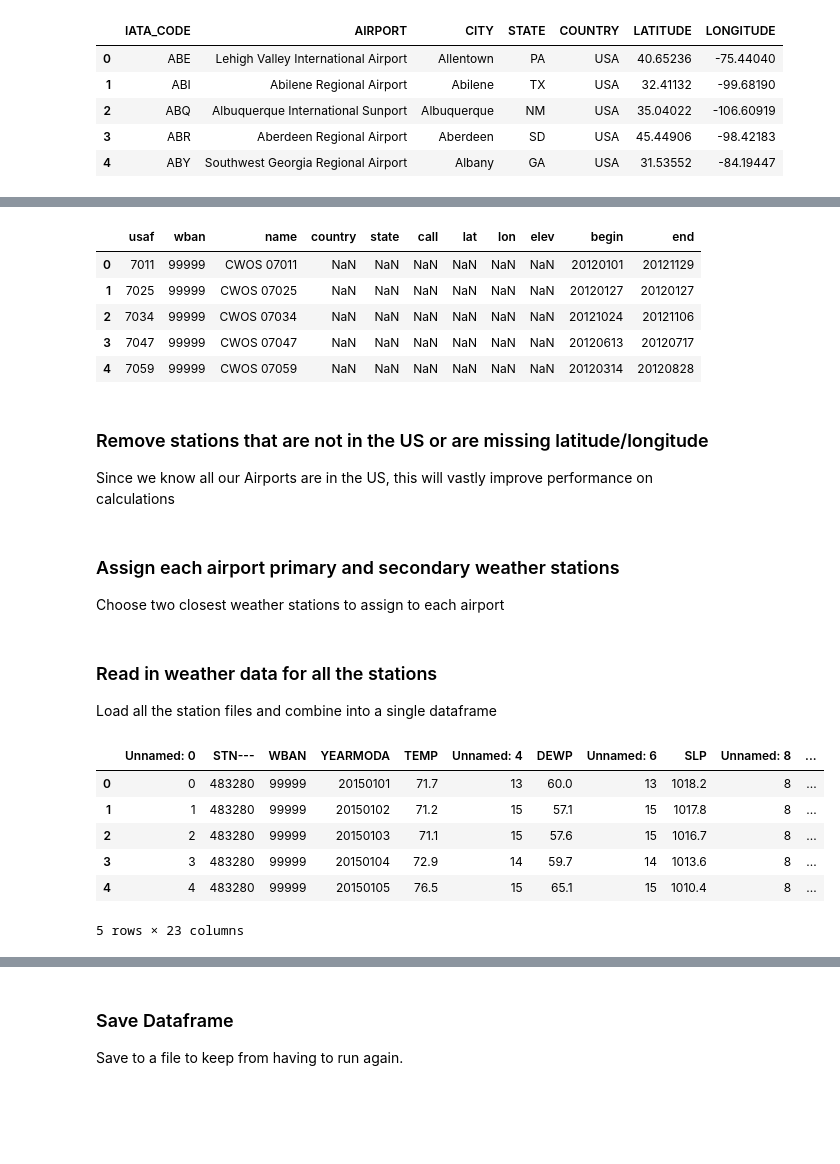
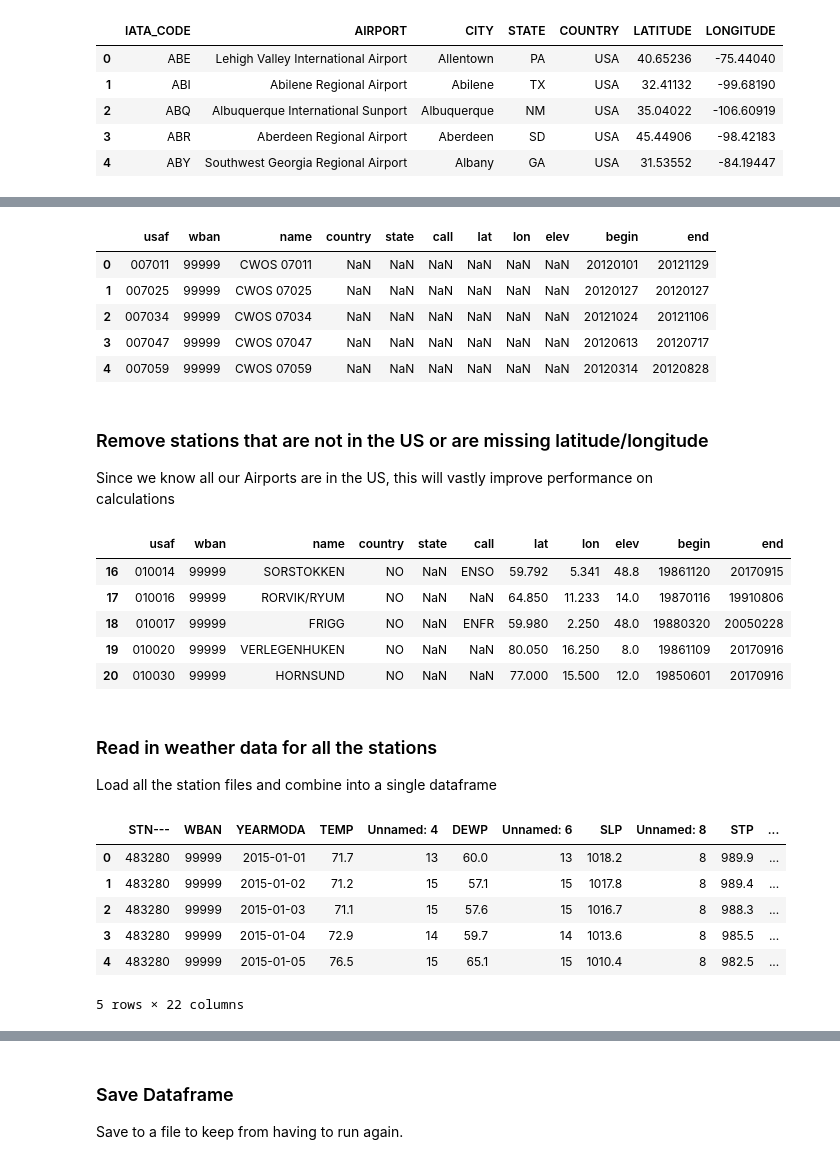
Before and after one commit to UNCG-CSE/Volag, a Jupyter notebook: src/data_munging.ipynb, the cells around one changed output, grey strips where cells are left out. Cells and saved outputs as stored; diff of their text form; code cells hidden in the pictures; blank space fills up the shorter version.

Commit message:
Merged weather data with flight data

```diff
--- a/src/data_munging.ipynb
+++ b/src/data_munging.ipynb
@@ -6,6 +6,8 @@ import pandas as pd # read_csv and such
 from geopy.distance import vincenty # calculate distance between locations
 from io import StringIO # convert strings to buffers or something like that.
 import os # for listing files in directory
+
+pd.options.display.max_columns = 999
 # %% [markdown]
 ### File paths for data sets
 # %%
@@ -59,58 +73,47 @@ flights_df.head()
 # %%
-stations_df = pd.read_csv(stations_path, low_memory=False)
+stations_df = pd.read_csv(stations_path, low_memory=False, dtype={'usaf': 'str', 'wban': 'str'})
 stations_df.head()
 # %% [output]
 |  | usaf | wban | name | country | state | call | lat | lon | elev | begin | end |
-| 0 | 7011 | 99999 | CWOS 07011 | NaN | NaN | NaN | NaN | NaN | NaN | 20120101 | 20121129 |
-| 1 | 7025 | 99999 | CWOS 07025 | NaN | NaN | NaN | NaN | NaN | NaN | 20120127 | 20120127 |
-| 2 | 7034 | 99999 | CWOS 07034 | NaN | NaN | NaN | NaN | NaN | NaN | 20121024 | 20121106 |
-| 3 | 7047 | 99999 | CWOS 07047 | NaN | NaN | NaN | NaN | NaN | NaN | 20120613 | 20120717 |
-| 4 | 7059 | 99999 | CWOS 07059 | NaN | NaN | NaN | NaN | NaN | NaN | 20120314 | 20120828 |
+| 0 | 007011 | 99999 | CWOS 07011 | NaN | NaN | NaN | NaN | NaN | NaN | 20120101 | 20121129 |
+| 1 | 007025 | 99999 | CWOS 07025 | NaN | NaN | NaN | NaN | NaN | NaN | 20120127 | 20120127 |
+| 2 | 007034 | 99999 | CWOS 07034 | NaN | NaN | NaN | NaN | NaN | NaN | 20121024 | 20121106 |
+| 3 | 007047 | 99999 | CWOS 07047 | NaN | NaN | NaN | NaN | NaN | NaN | 20120613 | 20120717 |
+| 4 | 007059 | 99999 | CWOS 07059 | NaN | NaN | NaN | NaN | NaN | NaN | 20120314 | 20120828 |
 # %% [markdown]
 ### Remove stations that are not in the US or are missing latitude/longitude
 Since we know all our Airports are in the US, this will vastly improve performance on calculations
 # %%
 stations_df = stations_df[np.isfinite(stations_df['lat'])]
 stations_df = stations_df[np.isfinite(stations_df['lon'])]
-stations_df = stations_df[stations_df['country'] == 'US']
+#stations_df = stations_df[stations_df['country'] == 'US']
 stations_df.head()
+# %% [output]
+|  | usaf | wban | name | country | state | call | lat | lon | elev | begin | end |
+| 16 | 010014 | 99999 | SORSTOKKEN | NO | NaN | ENSO | 59.792 | 5.341 | 48.8 | 19861120 | 20170915 |
+| 17 | 010016 | 99999 | RORVIK/RYUM | NO | NaN | NaN | 64.850 | 11.233 | 14.0 | 19870116 | 19910806 |
+| 18 | 010017 | 99999 | FRIGG | NO | NaN | ENFR | 59.980 | 2.250 | 48.0 | 19880320 | 20050228 |
+| 19 | 010020 | 99999 | VERLEGENHUKEN | NO | NaN | NaN | 80.050 | 16.250 | 8.0 | 19861109 | 20170916 |
+| 20 | 010030 | 99999 | HORNSUND | NO | NaN | NaN | 77.000 | 15.500 | 12.0 | 19850601 | 20170916 |
-# %% [markdown]
-### Assign each airport primary and secondary weather stations
-Choose two closest weather stations to assign to each airport
-# %%
-for index, row in airports_df.iterrows():
-    first = stations_df.iloc[0]
-    first_dist = vincenty((row['LATITUDE'], row['LONGITUDE']), (first['lat'], first['lon'])).miles
-    second = stations_df.iloc[1]
-    second_dist = vincenty((row['LATITUDE'], row['LONGITUDE']), (second['lat'], second['lon'])).miles
-    if second_dist < first_dist:
-        first, first_dist, second, second_dist = second, second_dist, first, first_dist
-    for i in range(2, len(stations_df['usaf'])):
-        dist = vincenty((row['LATITUDE'], row['LONGITUDE']), (stations_df.iloc[i]['lat'], stations_df.iloc[i]['lon'])).miles
-        if dist < second_dist:
-            if dist < first_dist:
-                first, first_dist, second, second_dist = stations_df.iloc[i], dist, first, first_dist
-            else:
-                second, second_dist = stations_df.iloc[i], dist
-    airports_df.loc[index, 'primary_station_usaf'], airports_df.loc[index, 'primary_station_wban'], airports_df.loc[index, 'secondary_station_usaf'], airports_df.loc[index, 'secondary_station_wban'] = first['usaf'], first['wban'], second['usaf'], second['wban']
-airports_df.head()
 # %% [markdown]
 ### Read in weather data for all the stations
 Load all the station files and combine into a single dataframe
 # %%
+dateparse = lambda x: pd.datetime.strptime(x, '%Y%m%d')
+
 files = os.listdir(weather_files_path)
-weather_df = pd.read_fwf(weather_files_path + files[0])
+weather_df = pd.read_fwf(weather_files_path + files[0], dtype={'STN---': 'str', 'WBAN': 'str', 'FRSHTT': 'str'}, parse_dates=['YEARMODA'], date_parser=dateparse)
 
 for i in  range(1, len(files)):
-    temp = pd.read_fwf(weather_files_path + files[i])
+    temp = pd.read_fwf(weather_files_path + files[i], dtype={'STN---': 'str', 'WBAN': 'str', 'FRSHTT': 'str'}, parse_dates=['YEARMODA'], date_parser=dateparse)
     weather_df = pd.concat([weather_df, temp])
 
 weather_df.head()
 # %% [output]
-|  | Unnamed: 0 | STN--- | WBAN | YEARMODA | TEMP | Unnamed: 4 | DEWP | Unnamed: 6 | SLP | Unnamed: 8 | ... |
-| 0 | 0 | 483280 | 99999 | 20150101 | 71.7 | 13 | 60.0 | 13 | 1018.2 | 8 | ... |
-| 1 | 1 | 483280 | 99999 | 20150102 | 71.2 | 15 | 57.1 | 15 | 1017.8 | 8 | ... |
-| 2 | 2 | 483280 | 99999 | 20150103 | 71.1 | 15 | 57.6 | 15 | 1016.7 | 8 | ... |
-| 3 | 3 | 483280 | 99999 | 20150104 | 72.9 | 14 | 59.7 | 14 | 1013.6 | 8 | ... |
-| 4 | 4 | 483280 | 99999 | 20150105 | 76.5 | 15 | 65.1 | 15 | 1010.4 | 8 | ... |
+|  | STN--- | WBAN | YEARMODA | TEMP | Unnamed: 4 | DEWP | Unnamed: 6 | SLP | Unnamed: 8 | STP | ... |
+| 0 | 483280 | 99999 | 2015-01-01 | 71.7 | 13 | 60.0 | 13 | 1018.2 | 8 | 989.9 | ... |
+| 1 | 483280 | 99999 | 2015-01-02 | 71.2 | 15 | 57.1 | 15 | 1017.8 | 8 | 989.4 | ... |
+| 2 | 483280 | 99999 | 2015-01-03 | 71.1 | 15 | 57.6 | 15 | 1016.7 | 8 | 988.3 | ... |
+| 3 | 483280 | 99999 | 2015-01-04 | 72.9 | 14 | 59.7 | 14 | 1013.6 | 8 | 985.5 | ... |
+| 4 | 483280 | 99999 | 2015-01-05 | 76.5 | 15 | 65.1 | 15 | 1010.4 | 8 | 982.5 | ... |
-5 rows × 23 columns
+5 rows × 22 columns
```
Also changed, not shown: parts of 29 cells of this notebook.
